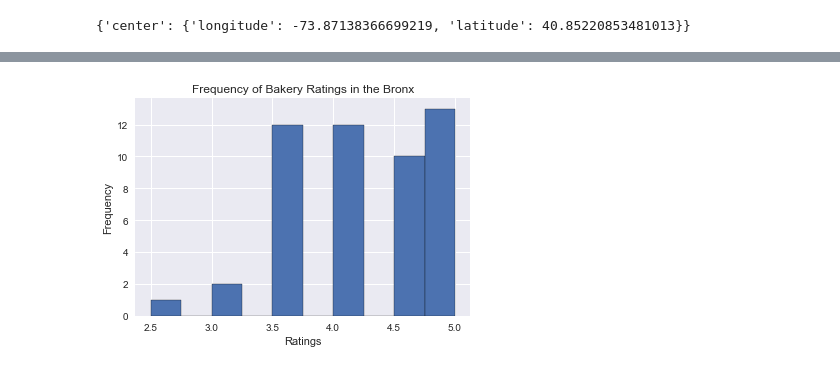
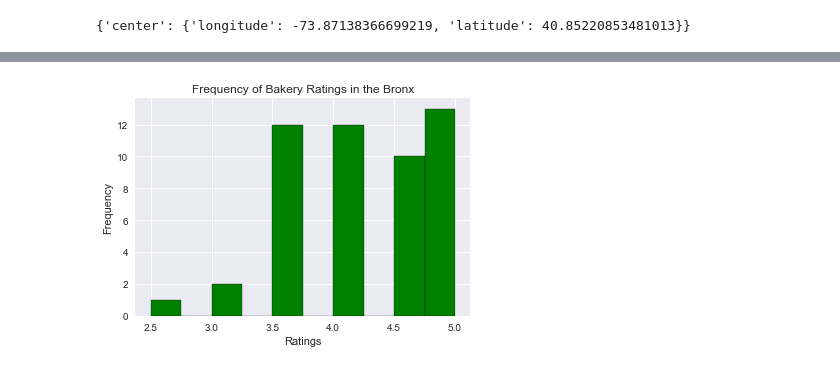
Before and after one commit to SWelbeck/nyc-mhtn-ds-102620-lectures, a Jupyter notebook: Phase_1/API homework - S. Welbeck.ipynb, the cells around one changed output, grey strips where cells are left out. Saved outputs shown, nothing was run; the diff lists cells and outputs as text; code cells hidden in the pictures.

```diff
--- a/Phase_1/API homework - S. Welbeck.ipynb
+++ b/Phase_1/API homework - S. Welbeck.ipynb
@@ -120,13 +120,13 @@ bakeries_df.head()
 # %%
 # you can do some analysis and visualization from here on!
 
-plt.hist(bakeries_df['rating'],bins =  edgecolor='black')
+plt.hist(bakeries_df['rating'], color = 'green', edgecolor='black')
 # "plt.hist(axethrowing_df['review_count']);\n",
 
 plt.title('Frequency of Bakery Ratings in the Bronx')
 # visualize the review count - what's the appropriate plot?
 plt.xlabel("Ratings")
 plt.ylabel("Frequency")
 plt.show()
 # %% [output]
-[figure, old version]
+[figure, new version]
```
Also changed, not shown: parts of 6 cells of this notebook, 4 other files.
